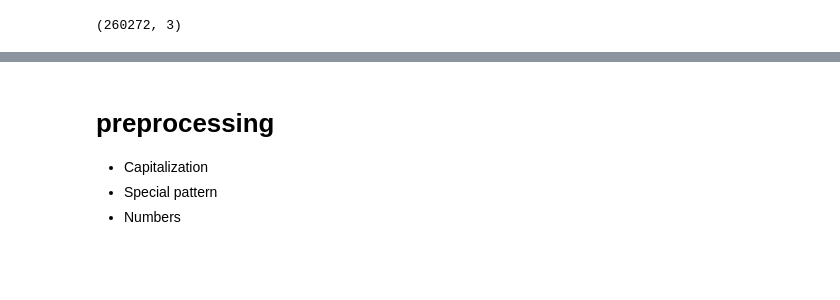
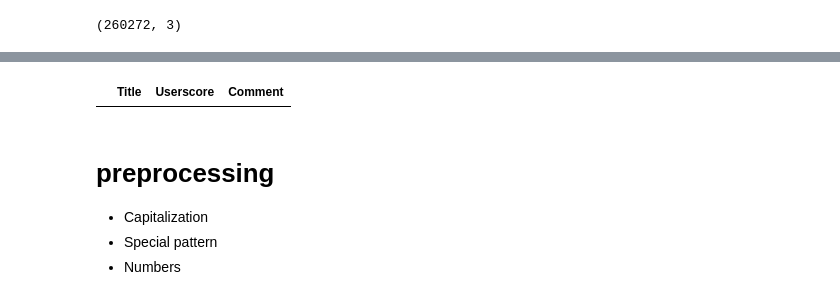
Before and after one commit to vivyhasadream/Game_Recommender_System_W_Sentimental_Analyzer, a Jupyter notebook: 2_EDA_NLP.ipynb, the cells around one changed output, grey strips where cells are left out. Drawn from its saved outputs; the diff is of its cells as text; code cells hidden in the pictures; blank space fills up the shorter version.

```diff
--- a/2_EDA_NLP.ipynb
+++ b/2_EDA_NLP.ipynb
@@ -69,3 +87,7 @@ df.shape
+# %%
+df[df['Userscore'] == np.NAN]
+# %% [output]
+|  | Title | Userscore | Comment |
 # %% [markdown]
 # preprocessing
 
```
Also changed, not shown: parts of 20 cells of this notebook, 5 other files.
